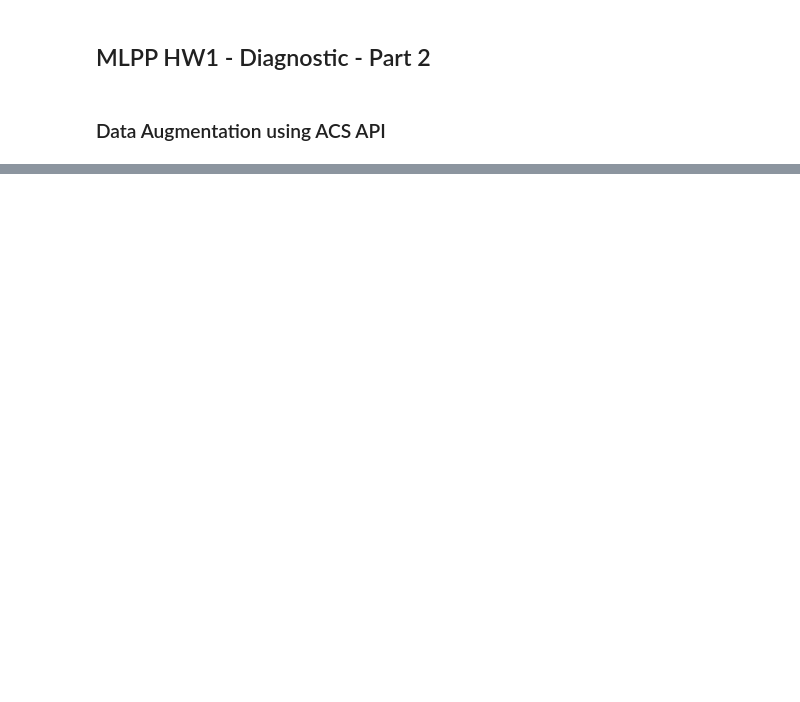
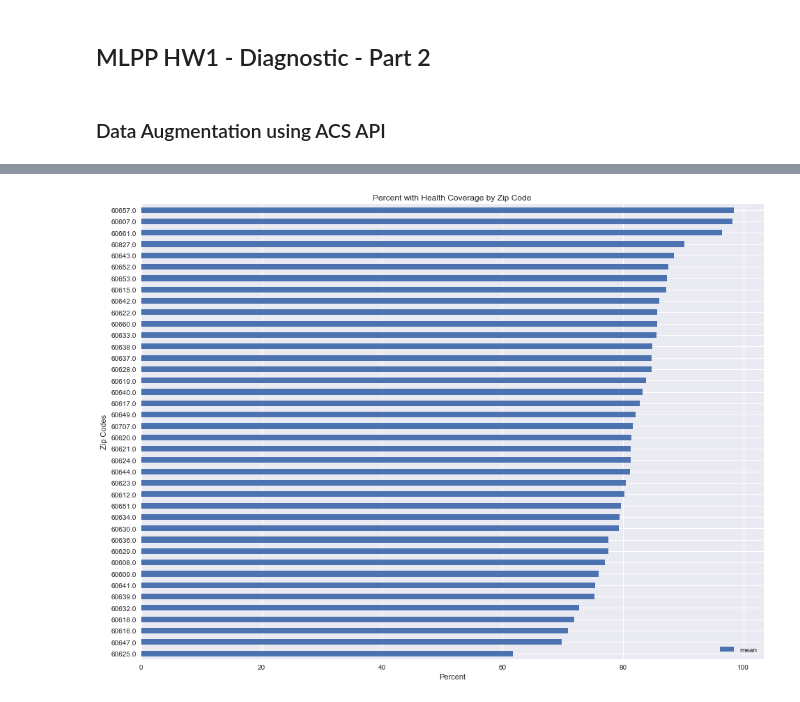
Before and after one commit to ratulesrar3/ml-pubpol, a Jupyter notebook: hw1/hw1_part2.ipynb, the cells around one changed output, grey strips where cells are left out. Drawn from its saved outputs; the diff is of its cells as text; code cells hidden in the pictures; blank space fills up the shorter version.

```diff
--- a/hw1/hw1_part2.ipynb
+++ b/hw1/hw1_part2.ipynb
@@ -112,0 +36,4 @@ lights = pd.read_pickle('lights_acs.pkl')
+# %%
+plot_dist(health_cov_dist, 'Percent with Health Coverage by Zip Code', 'Percent')
+# %% [output]
+[figure, added]
```
Also changed, not shown: parts of 11 cells of this notebook, 3 other files.
